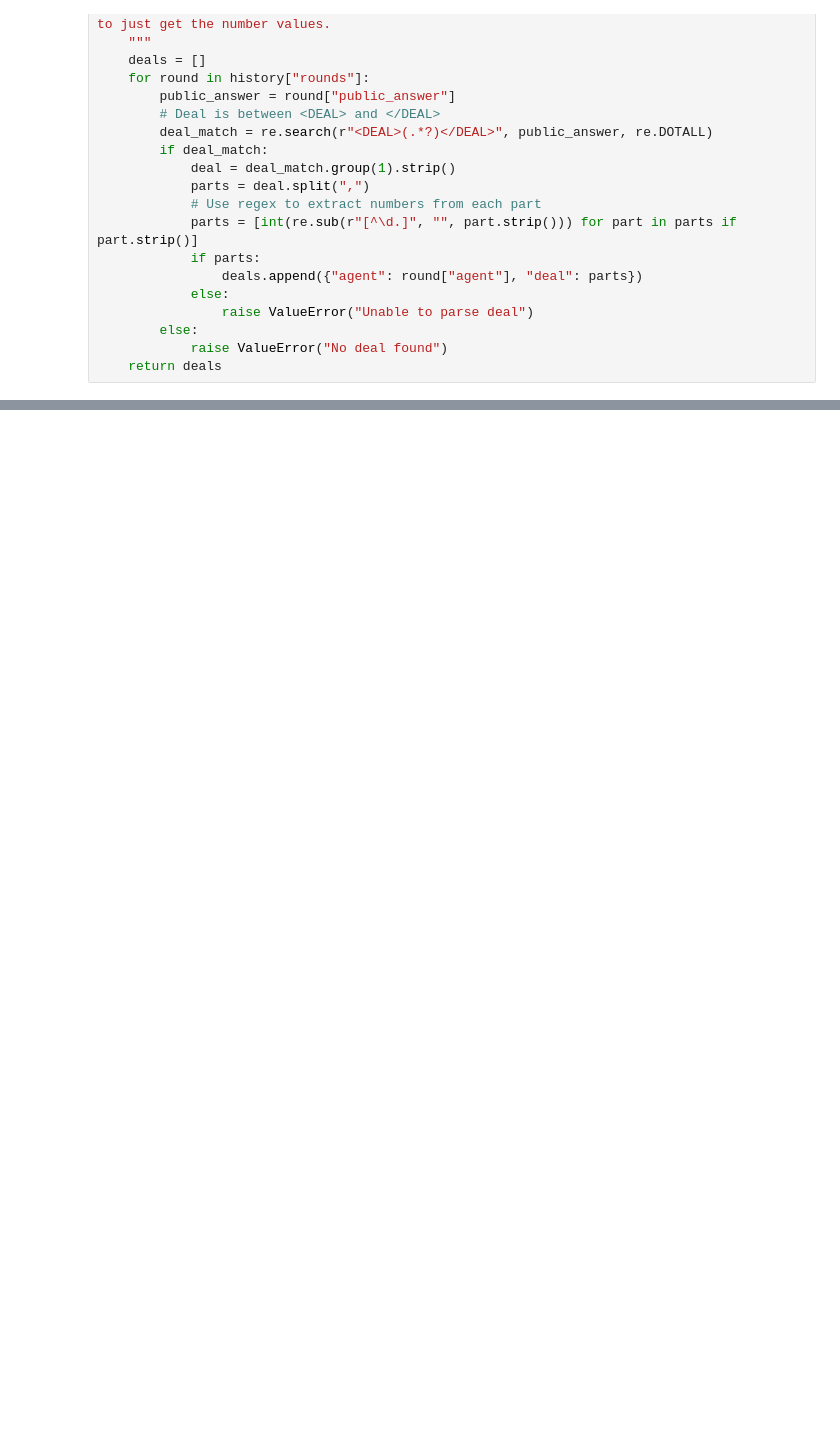
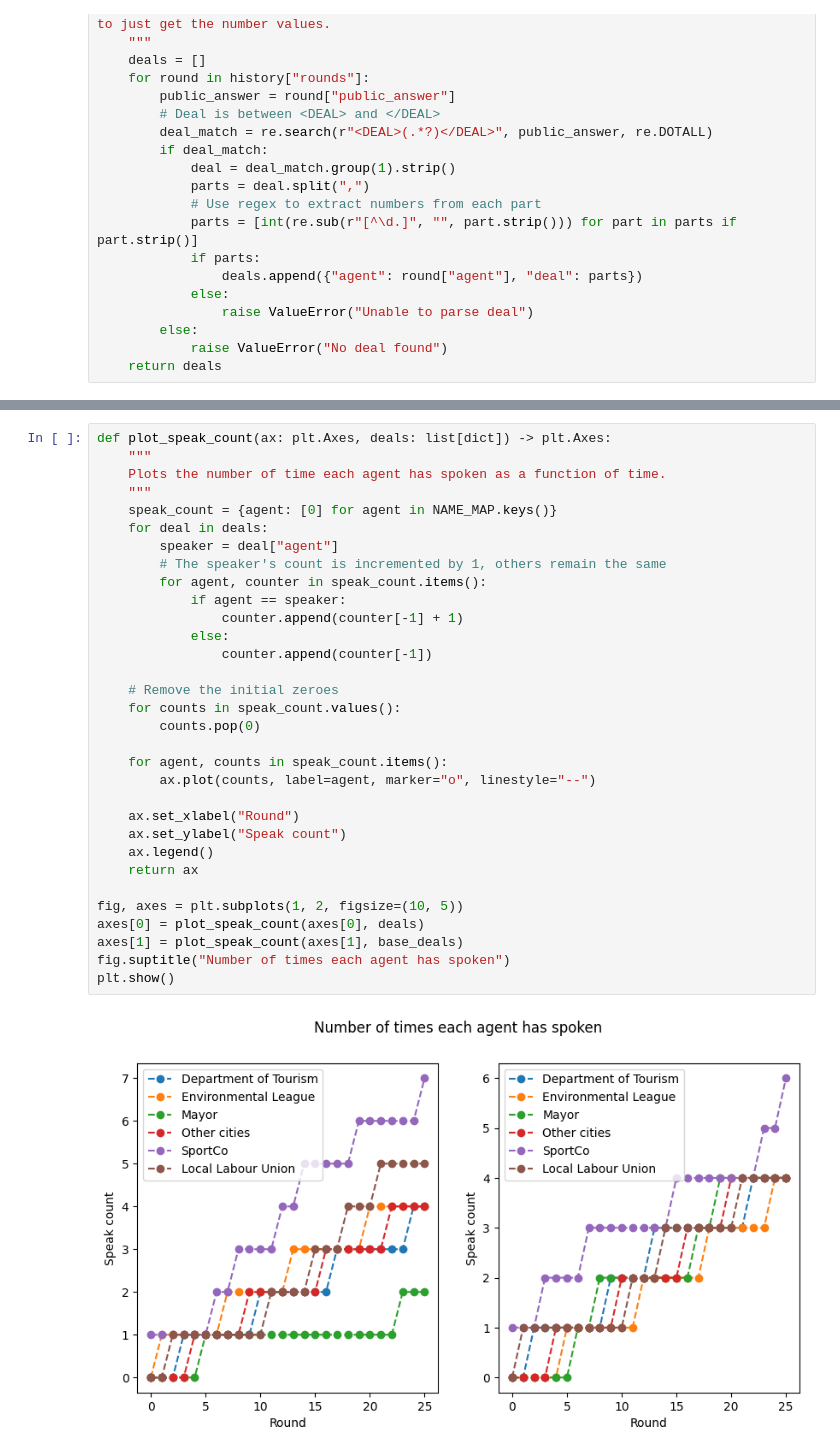
Before and after one commit to danyoungday/LLM-Deliberation, a Jupyter notebook: mystuff/analysis.ipynb, the cells around one changed output, grey strips where cells are left out. Saved outputs shown, nothing was run; the diff lists cells and outputs as text; blank space fills up the shorter version.

```diff
--- a/mystuff/analysis.ipynb
+++ b/mystuff/analysis.ipynb
@@ -36,0 +241,34 @@ deals
+# %%
+def plot_speak_count(ax: plt.Axes, deals: list[dict]) -> plt.Axes:
+    """
+    Plots the number of time each agent has spoken as a function of time.
+    """
+    speak_count = {agent: [0] for agent in NAME_MAP.keys()}
+    for deal in deals:
+        speaker = deal["agent"]
+        # The speaker's count is incremented by 1, others remain the same
+        for agent, counter in speak_count.items():
+            if agent == speaker:
+                counter.append(counter[-1] + 1)
+            else:
+                counter.append(counter[-1])
+
+    # Remove the initial zeroes
+    for counts in speak_count.values():
+        counts.pop(0)
+
+    for agent, counts in speak_count.items():
+        ax.plot(counts, label=agent, marker="o", linestyle="--")
+
+    ax.set_xlabel("Round")
+    ax.set_ylabel("Speak count")
+    ax.legend()
+    return ax
+
+fig, axes = plt.subplots(1, 2, figsize=(10, 5))
+axes[0] = plot_speak_count(axes[0], deals)
+axes[1] = plot_speak_count(axes[1], base_deals)
+fig.suptitle("Number of times each agent has spoken")
+plt.show()
+# %% [output]
+[figure, added]
```
Also changed, not shown: parts of 10 cells of this notebook, 6 other files.
